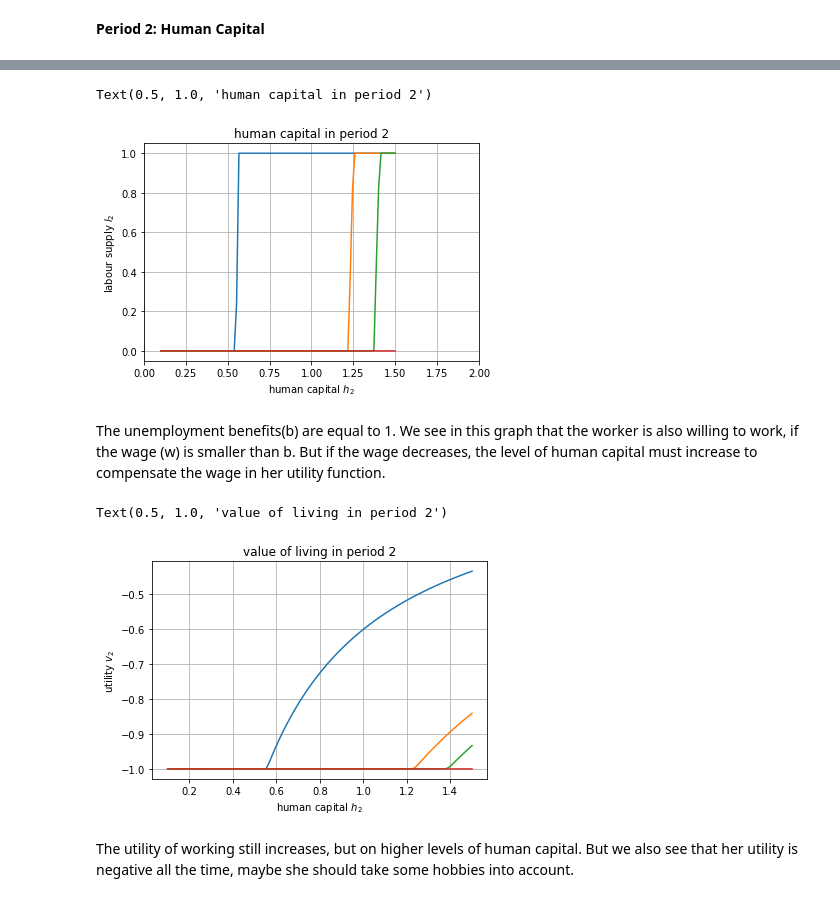
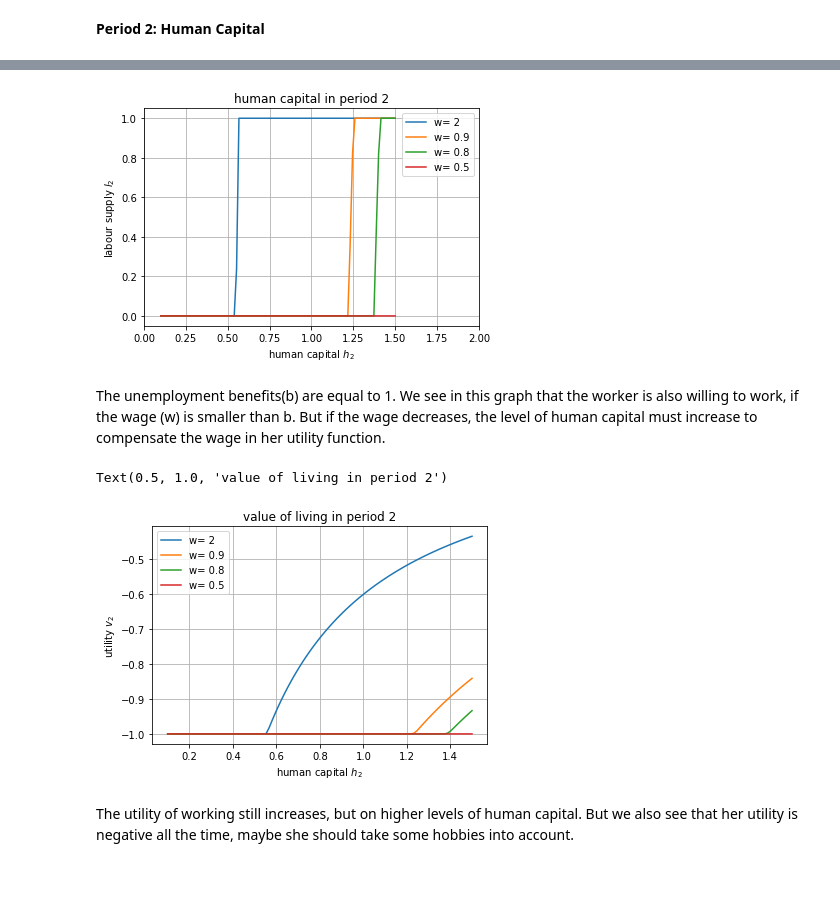
Before and after one commit to NumEconCopenhagen/projects-2019-tba, a Jupyter notebook: examproject/exam_2019.ipynb, the cells around one changed output, grey strips where cells are left out. Saved outputs shown, nothing was run; the diff lists cells and outputs as text; code cells hidden in the pictures.

```diff
--- a/examproject/exam_2019.ipynb
+++ b/examproject/exam_2019.ipynb
@@ -302,11 +302,12 @@ h2_vec3,v2_vec3,l2_vec3 = solve_period_2(0.5,b,rho,gamma,Delta)
 fig = plt.figure()
 plt.xlim(0,2)
 ax = fig.add_subplot(1,1,1)
-ax.plot(h2_vec,l2_vec)
-ax.plot(h2_vec1,l2_vec1)
-ax.plot(h2_vec2,l2_vec2)
-ax.plot(h2_vec3,l2_vec3)
+ax.plot(h2_vec,l2_vec, label="w= 2")
+ax.plot(h2_vec1,l2_vec1, label="w= 0.9")
+ax.plot(h2_vec2,l2_vec2, label="w= 0.8")
+ax.plot(h2_vec3,l2_vec3, label="w= 0.5")
 ax.grid()
+ax.legend()
 ax.set_xlabel('human capital $h_2$')
 ax.set_ylabel('labour supply $l_2$')
 ax.set_title('human capital in period 2')
@@ -316,21 +316,21 @@ Adding an axes using the same arguments as a previous axes currently reuses the
-Text(0.5, 1.0, 'human capital in period 2')
-[figure, old version]
+[figure, new version]
 # %% [markdown]
 The unemployment benefits(b) are equal to 1. We see in this graph that the worker is also willing to work, if the wage (w) is smaller than b. But if the wage decreases, the level of human capital must increase to compensate the wage in her utility function.
 # %%
 fig = plt.figure()
 ax = fig.add_subplot(1,1,1)
-ax.plot(h2_vec,v2_vec)
-ax.plot(h2_vec1,v2_vec1)
-ax.plot(h2_vec2,v2_vec2)
-ax.plot(h2_vec3,v2_vec3)
+ax.plot(h2_vec,v2_vec, label="w= 2")
+ax.plot(h2_vec1,v2_vec1, label="w= 0.9")
+ax.plot(h2_vec2,v2_vec2, label="w= 0.8")
+ax.plot(h2_vec3,v2_vec3, label="w= 0.5")
 ax.grid()
+ax.legend()
 ax.set_xlabel('human capital $h_2$')
 ax.set_ylabel('utility $v_2$')
 ax.set_title('value of living in period 2')
 # %% [output]
 Text(0.5, 1.0, 'value of living in period 2')
-[figure, old version]
+[figure, new version]
 # %% [markdown]
 The utility of working still increases, but on higher levels of human capital. But we also see that her utility is negative all the time, maybe she should take some hobbies into account.
 # %% [markdown]
```
Also changed, not shown: parts of 4 cells of this notebook.
